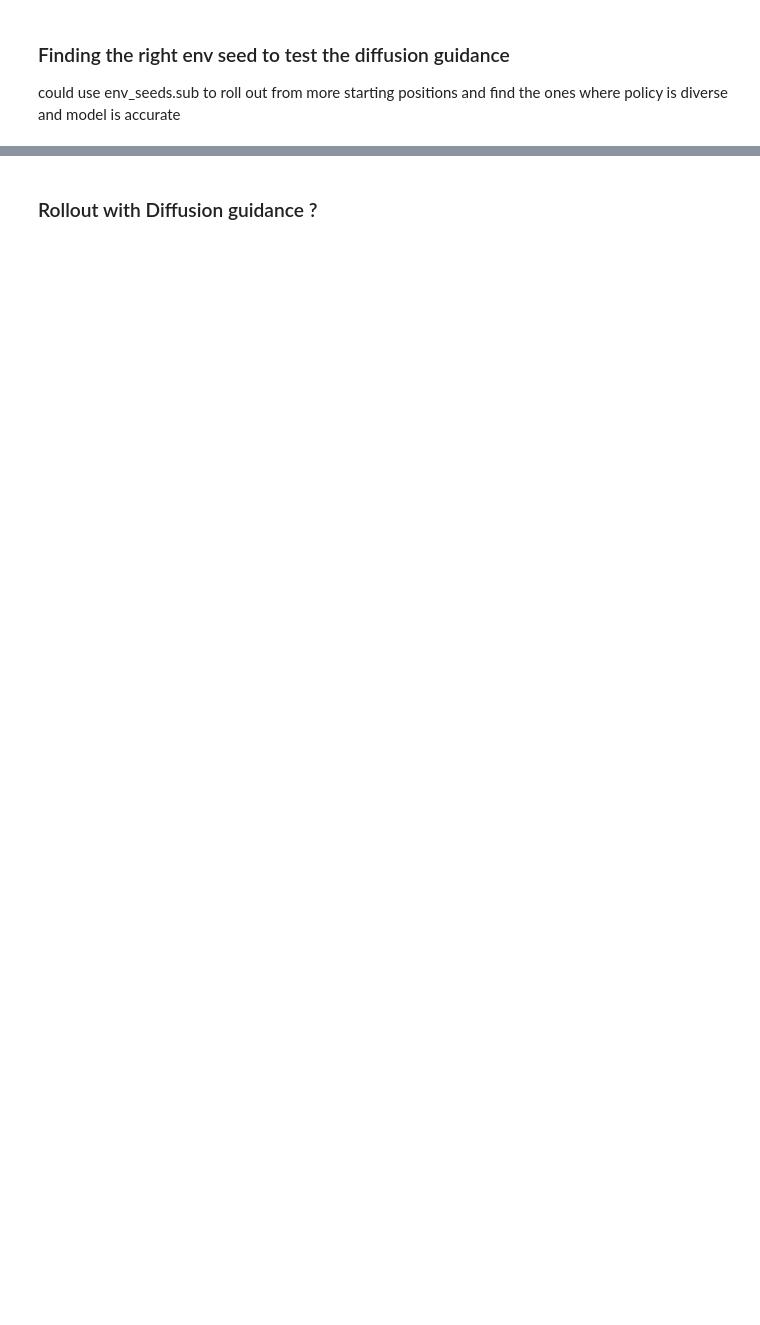
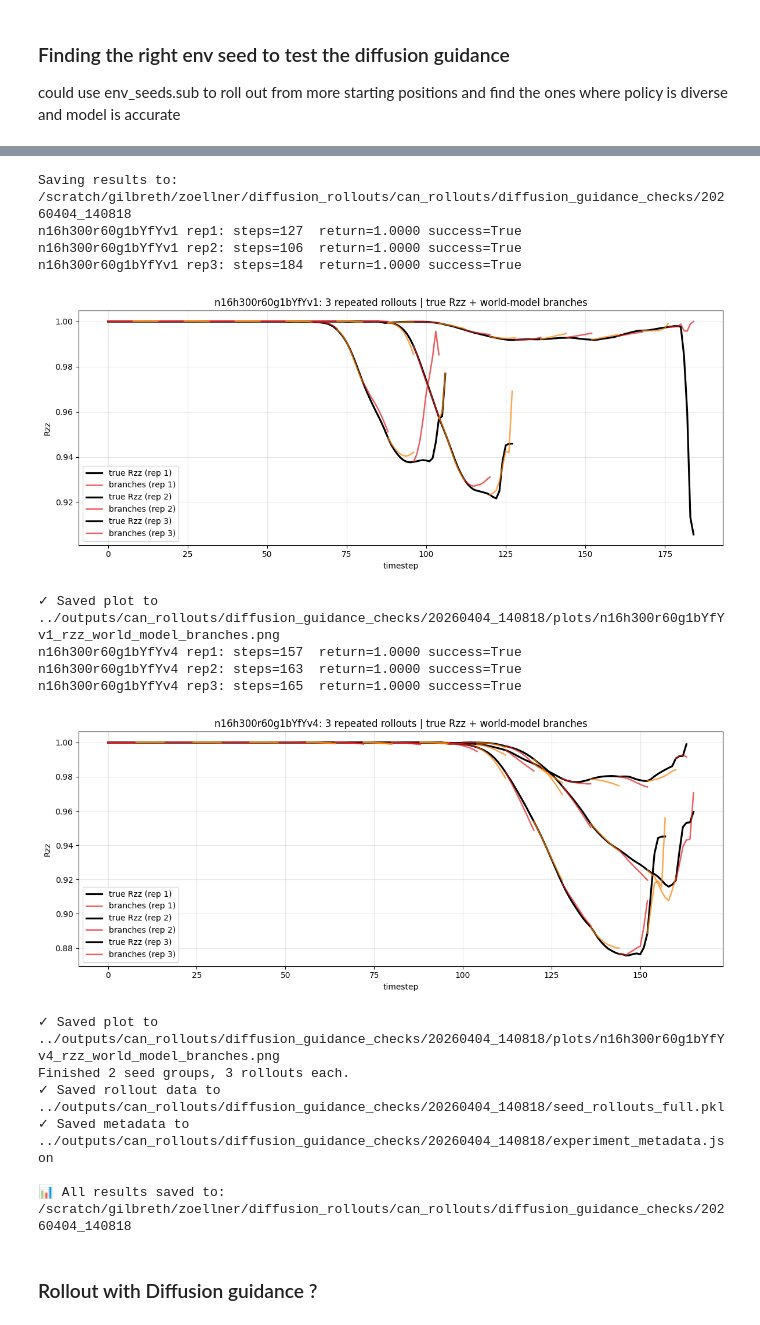
Before and after one commit to moritz-zoellner/guided-diffusion, a Jupyter notebook: guidance/diffusion_guidance.ipynb, the cells around one changed output, grey strips where cells are left out. Drawn from its saved outputs; the diff is of its cells as text; code cells hidden in the pictures; blank space fills up the shorter version.

```diff
--- a/guidance/diffusion_guidance.ipynb
+++ b/guidance/diffusion_guidance.ipynb
@@ -83,6 +110,9 @@ potential_seed_run_dirs = [
 ]
 # %%
 # Rollout each potential seed init-state 3 times and overlay world-model branch predictions per seed
+import json
+import pickle
+from datetime import datetime
 
 horizon = 300
 branch_horizon = 8
@@ -91,8 +121,18 @@ video_skip = 1
 camera_name = "frontview"
 n_repeats_per_seed = 3
 
-analysis_dir = Path("../outputs/can_rollouts/diffusion_guidance_checks")
+# Create timestamped output directory for this run
+base_analysis_dir = Path("../outputs/can_rollouts/diffusion_guidance_checks")
+base_analysis_dir.mkdir(parents=True, exist_ok=True)
+timestamp = datetime.now().strftime("%Y%m%d_%H%M%S")
+analysis_dir = base_analysis_dir / timestamp
 analysis_dir.mkdir(parents=True, exist_ok=True)
+videos_dir = analysis_dir / "videos"
+videos_dir.mkdir(parents=True, exist_ok=True)
+plots_dir = analysis_dir / "plots"
+plots_dir.mkdir(parents=True, exist_ok=True)
+
+print(f"Saving results to: {analysis_dir.resolve()}")
 
 seed_rollouts = {}
 for run_dir in potential_seed_run_dirs:
@@ -106,7 +146,7 @@ for run_dir in potential_seed_run_dirs:
 
     fig, ax = plt.subplots(figsize=(12, 5))
     for rep in range(n_repeats_per_seed):
-        video_path = analysis_dir / f"{run_dir.name}_rep{rep+1}_h{horizon}_{camera_name}.mp4"
+        video_path = videos_dir / f"{run_dir.name}_rep{rep+1}_h{horizon}_{camera_name}.mp4"
 
         rollout_result = rollout_policy_for_rzz_analysis(
             env=env,
@@ -119,33 +159,80 @@ for run_dir in potential_seed_run_dirs:
             mujoco_body_name="Can_main",
             init_state=init_state,
         )
 
         seed_rollouts[run_dir.name].append(rollout_result)
         print(
             f"{run_dir.name} rep{rep+1}: steps={rollout_result['steps_executed']} ",
             f"return={rollout_result['total_reward']:.4f} success={rollout_result['success']}"
         )
 
         plot_rzz_world_model_branches(
             states=rollout_result["states"],
             actions=rollout_result["actions"],
             predictor=predictor_learned,
             stats=stats,
             device=device,
             branch_horizon=branch_horizon,
             branch_stride=branch_stride,
             title=f"{run_dir.name}: 3 repeated rollouts | true Rzz + world-model branches",
             ax=ax,
             show=False,
             true_label=f"true Rzz (rep {rep+1})",
             branch_label=f"branches (rep {rep+1})",
             branch_alpha=0.7,
             show_legend=True,
         )
 
     plt.show()
 
+    # Save the plot for this seed
+    plot_path = plots_dir / f"{run_dir.name}_rzz_world_model_branches.png"
+    fig.savefig(plot_path, dpi=120, bbox_inches="tight")
+    print(f"✓ Saved plot to {plot_path}")
+    plt.close(fig)
+
 print(f"Finished {len(seed_rollouts)} seed groups, {n_repeats_per_seed} rollouts each.")
+
+# ---------- Save rollout data and metadata ----------
+# Save the complete rollout results dict for later analysis
+rollout_data_path = analysis_dir / "seed_rollouts_full.pkl"
+with open(rollout_data_path, "wb") as f:
+    pickle.dump(seed_rollouts, f, protocol=pickle.HIGHEST_PROTOCOL)
+print(f"✓ Saved rollout data to {rollout_data_path}")
+
+# Save experiment metadata
+metadata = {
+    "timestamp": timestamp,
+    "n_repeats_per_seed": n_repeats_per_seed,
+    "horizon": horizon,
+    "branch_horizon": branch_horizon,
+    "branch_stride": branch_stride,
+    "seed_groups": list(seed_rollouts.keys()),
+    "num_seed_groups": len(seed_rollouts),
+    "camera_name": camera_name,
+}
+metadata_path = analysis_dir / "experiment_metadata.json"
+metadata_path.write_text(json.dumps(metadata, indent=2))
+print(f"✓ Saved metadata to {metadata_path}")
+
+print(f"\n📊 All results saved to: {analysis_dir.resolve()}")
+# %% [output]
+Saving results to: /scratch/gilbreth/zoellner/diffusion_rollouts/can_rollouts/diffusion_guidance_checks/20260404_140818
+n16h300r60g1bYfYv1 rep1: steps=127  return=1.0000 success=True
+n16h300r60g1bYfYv1 rep2: steps=106  return=1.0000 success=True
+n16h300r60g1bYfYv1 rep3: steps=184  return=1.0000 success=True
+[figure, added]
+✓ Saved plot to ../outputs/can_rollouts/diffusion_guidance_checks/20260404_140818/plots/n16h300r60g1bYfYv1_rzz_world_model_branches.png
+n16h300r60g1bYfYv4 rep1: steps=157  return=1.0000 success=True
+n16h300r60g1bYfYv4 rep2: steps=163  return=1.0000 success=True
+n16h300r60g1bYfYv4 rep3: steps=165  return=1.0000 success=True
+[figure, added]
+✓ Saved plot to ../outputs/can_rollouts/diffusion_guidance_checks/20260404_140818/plots/n16h300r60g1bYfYv4_rzz_world_model_branches.png
+Finished 2 seed groups, 3 rollouts each.
+✓ Saved rollout data to ../outputs/can_rollouts/diffusion_guidance_checks/20260404_140818/seed_rollouts_full.pkl
+✓ Saved metadata to ../outputs/can_rollouts/diffusion_guidance_checks/20260404_140818/experiment_metadata.json
+
+📊 All results saved to: /scratch/gilbreth/zoellner/diffusion_rollouts/can_rollouts/diffusion_guidance_checks/20260404_140818
 # %% [markdown]
 ### Rollout with Diffusion guidance ?
 # %%
```
Also changed, not shown: parts of 10 cells of this notebook, 1 other file.
